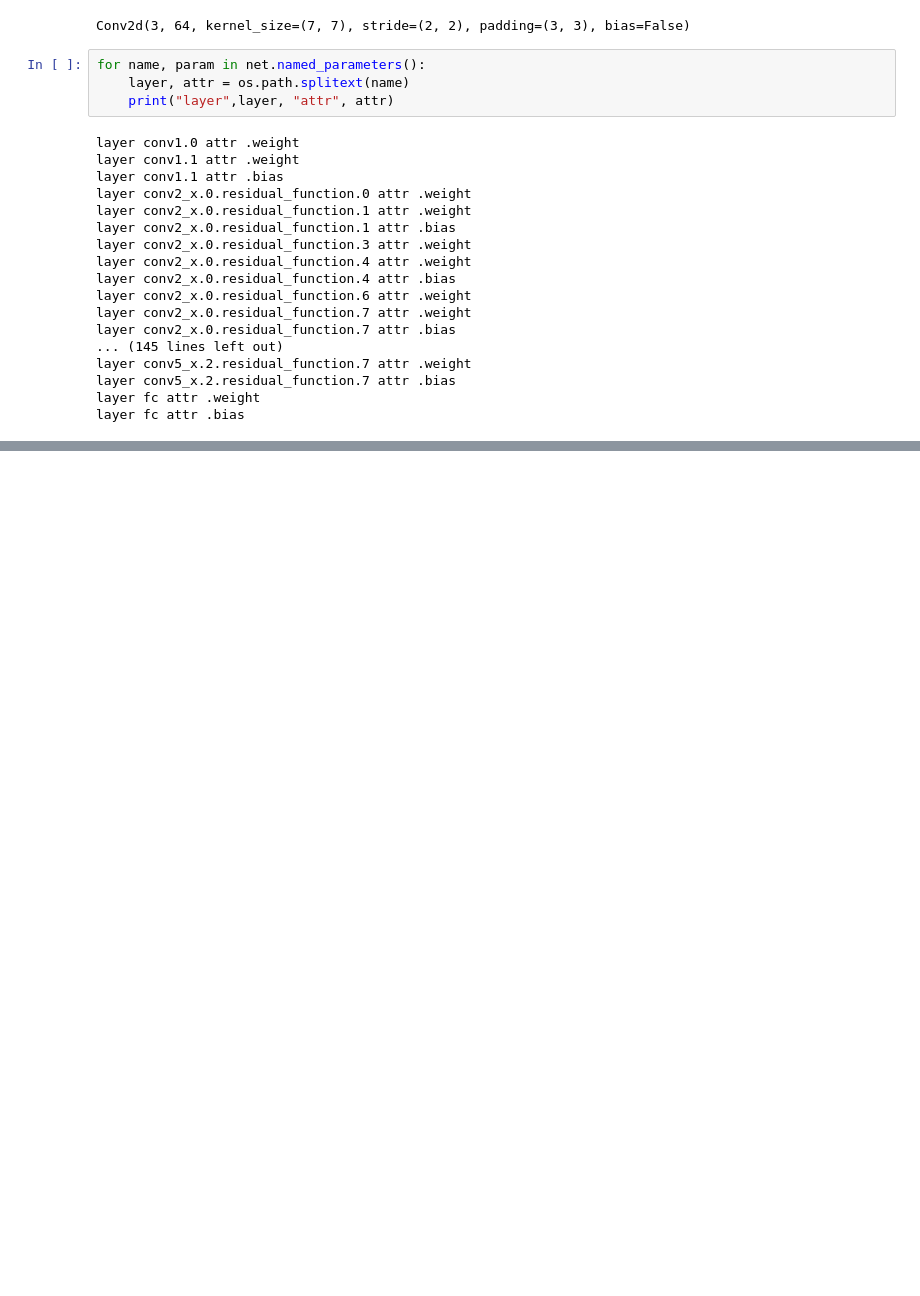
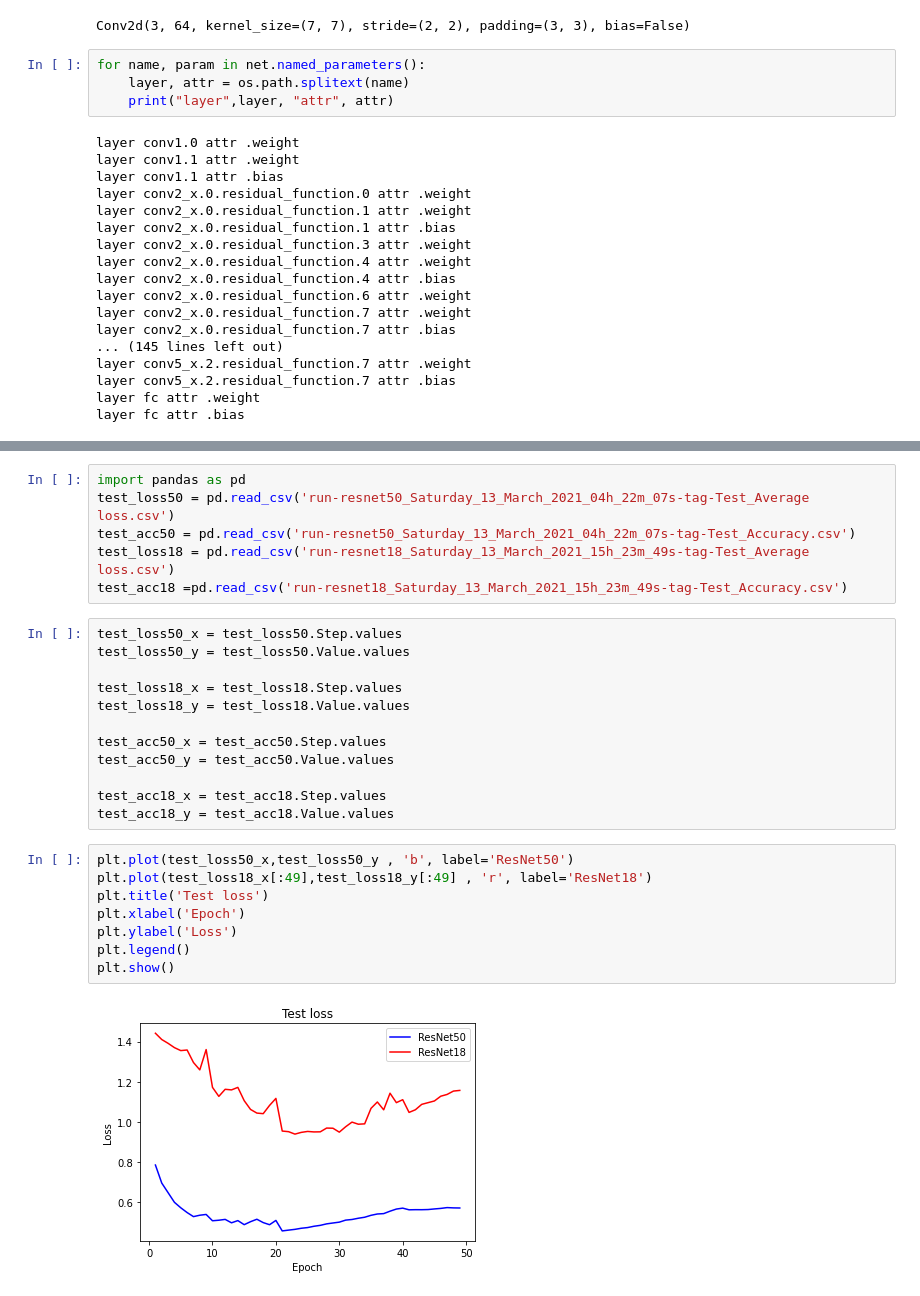
Before and after one commit to NatnaelTDaba/Object-Detection, a Jupyter notebook: xView_Processing.ipynb, the cells around one changed output, grey strips where cells are left out. Saved outputs shown, nothing was run; the diff lists cells and outputs as text; blank space fills up the shorter version.

Commit message:
Working state for resnet18

```diff
--- a/xView_Processing.ipynb
+++ b/xView_Processing.ipynb
@@ -687,0 +705,28 @@ layer fc attr .bias
+# %%
+import pandas as pd
+test_loss50 = pd.read_csv('run-resnet50_Saturday_13_March_2021_04h_22m_07s-tag-Test_Average loss.csv')
+test_acc50 = pd.read_csv('run-resnet50_Saturday_13_March_2021_04h_22m_07s-tag-Test_Accuracy.csv')
+test_loss18 = pd.read_csv('run-resnet18_Saturday_13_March_2021_15h_23m_49s-tag-Test_Average loss.csv')
+test_acc18 =pd.read_csv('run-resnet18_Saturday_13_March_2021_15h_23m_49s-tag-Test_Accuracy.csv')
+# %%
+test_loss50_x = test_loss50.Step.values
+test_loss50_y = test_loss50.Value.values
+
+test_loss18_x = test_loss18.Step.values
+test_loss18_y = test_loss18.Value.values
+
+test_acc50_x = test_acc50.Step.values
+test_acc50_y = test_acc50.Value.values
+
+test_acc18_x = test_acc18.Step.values
+test_acc18_y = test_acc18.Value.values
+# %%
+plt.plot(test_loss50_x,test_loss50_y , 'b', label='ResNet50')
+plt.plot(test_loss18_x[:49],test_loss18_y[:49] , 'r', label='ResNet18')
+plt.title('Test loss')
+plt.xlabel('Epoch')
+plt.ylabel('Loss')
+plt.legend()
+plt.show()
+# %% [output]
+[figure, added]
```
Also changed, not shown: parts of 37 cells of this notebook, 5 other files.
